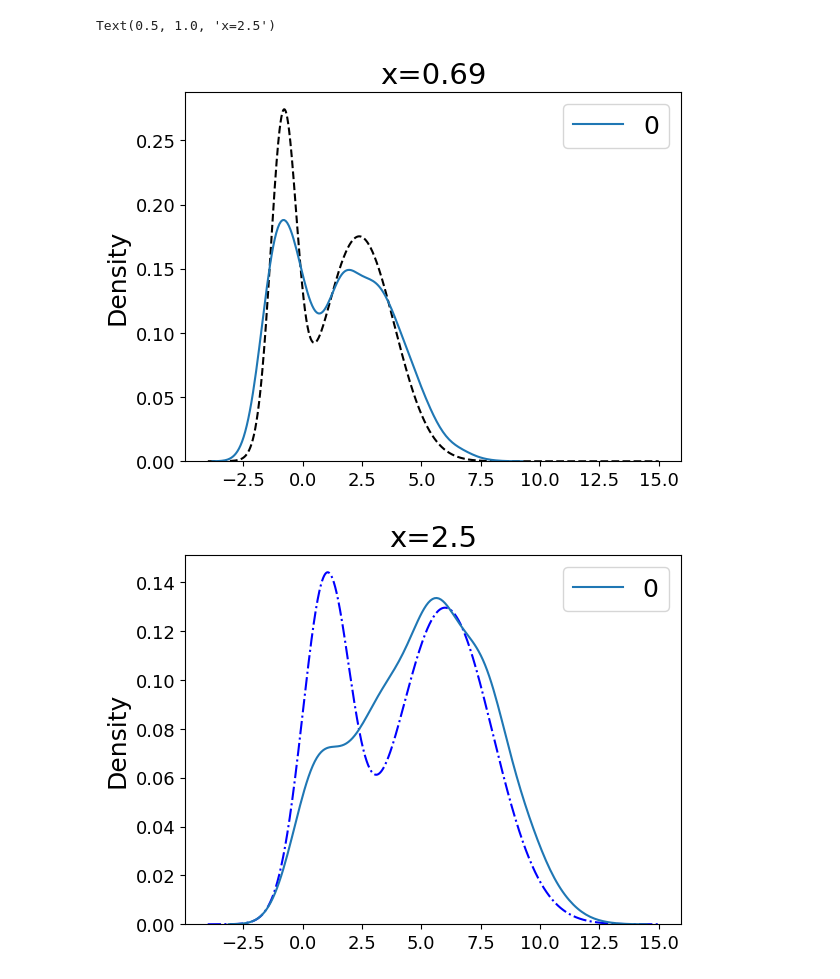
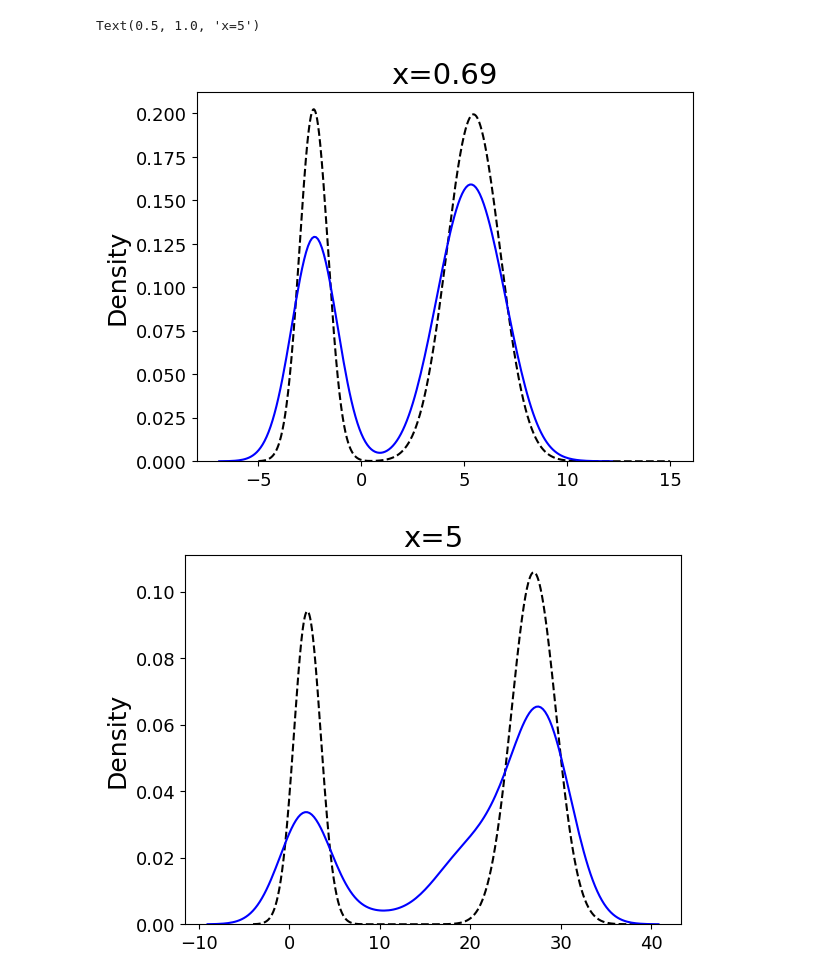
Before and after one commit to ltyap/MSc-Thesis, a Jupyter notebook: CGAN_implementation_1D_GM.ipynb, the cells around one changed output. Cells and saved outputs as stored; diff of their text form; code cells hidden in the pictures.

```diff
--- a/CGAN_implementation_1D_GM.ipynb
+++ b/CGAN_implementation_1D_GM.ipynb
@@ -140,3 +136,0 @@ val_data = splits['val']
-# %%
-train_tab = TabularDataset(train_data)
-train_tab[0]
@@ -145,3 +137,11 @@ train_tab[0]
+# %%
+# path for saving parameters of model
+PARAM_PATH = './param_best'
+FILE_NAME = '1D_GM_standard'
+
+# For saving plots
+PLOT_PATH = './plots'
+PLT_DATASET_NAME = '1D_GM'
 # %%
 #create NN classes for discrimator/generator
 def ffsection(x_dim, other_dim, layer_list, extra_in_hidden_dim=0):
@@ -538,7 +561,7 @@ def get_samples(model,input):
 #create nn spec for discriminator and generator
 config = {
     "noise_dim": 5,
-    "epochs": 500,
+    "epochs": 400,
     "num_batches": 200,
     "gen_lr": 1e-4,
     "disc_lr": 1e-4,
@@ -548,20 +571,20 @@ config = {
     "kernel_scales": 50,
     "kernel_scale_min": 0.001,
     "kernel_scale_max": 0.5,
-    "scatter": 0,
+    "scatter": 1,
     "kde_batch_size": 10,
 }
 nn_spec = {'gen_spec' : {
     "other_dim": config["noise_dim"],#noise dimensions
-    "cond_dim": data_xdim,#conditioning data
+    "cond_dim": X_DIM,#conditioning data
     "nodes_per_layer": [64, 64, 64, 64, 64, 64],
-    "output_dim": data_ydim,#fake data dimensions
+    "output_dim": Y_DIM,#fake data dimensions
     "activation": F.leaky_relu,
     "type": NoiseInjection
 },
 'disc_spec': {
-    "other_dim": data_ydim,#actual data dimensions
-    "cond_dim": data_xdim,
+    "other_dim": Y_DIM,#actual data dimensions
+    "cond_dim": X_DIM,
     "nodes_per_layer": [64, 64, 64, 64, 64, 64],
     "cond_layers": [64,64],
     "other_layers":[64,64],
@@ -596,22 +626,24 @@ best epoch:%g 99
 # %%
 xs = 0.69
-xs2 = 2.5 #unseen
-x_pdf = np.linspace(-4,15,n)#support of pdf
+xs2 = 5 #unseen
+x_pdf = np.linspace(-5,15,n)#support of pdf
+x_pdf2 = np.linspace(-4,40,n)#support of pdf
+
 y_pdf = pdf_func(xs,x_pdf,mixture_params, mixture_weights)
-y_pdf2 = pdf_func(xs2,x_pdf,mixture_params, mixture_weights)
+y_pdf2 = pdf_func(xs2,x_pdf2,mixture_params, mixture_weights)
 
 # # Sample from model
 y_gen = get_samples(cgan_model,xs).numpy()
 plt.figure()
 plt.plot(x_pdf, y_pdf, color ='k', linestyle='--',label='x={}'.format(xs))
-sns.kdeplot(y_gen,color='k')
+sns.kdeplot(y_gen.squeeze(),color='b')
 plt.title('x={}'.format(xs))
 plt.figure()
-plt.plot(x_pdf, y_pdf2, color ='b', linestyle='-.')
+plt.plot(x_pdf2, y_pdf2, color ='k', linestyle='--')
 y_gen2 = get_samples(cgan_model,xs2)
-sns.kdeplot(y_gen2,color='b', legend=True)
+sns.kdeplot(y_gen2.squeeze(),color='b', legend=True)
 plt.title('x={}'.format(xs2))
 # %% [output]
-Text(0.5, 1.0, 'x=2.5')
+Text(0.5, 1.0, 'x=5')
-[figure, old version]
+[figure, new version]
-[figure, old version]
+[figure, new version]
```
Also changed, not shown: parts of 12 cells of this notebook, 10 other files.
